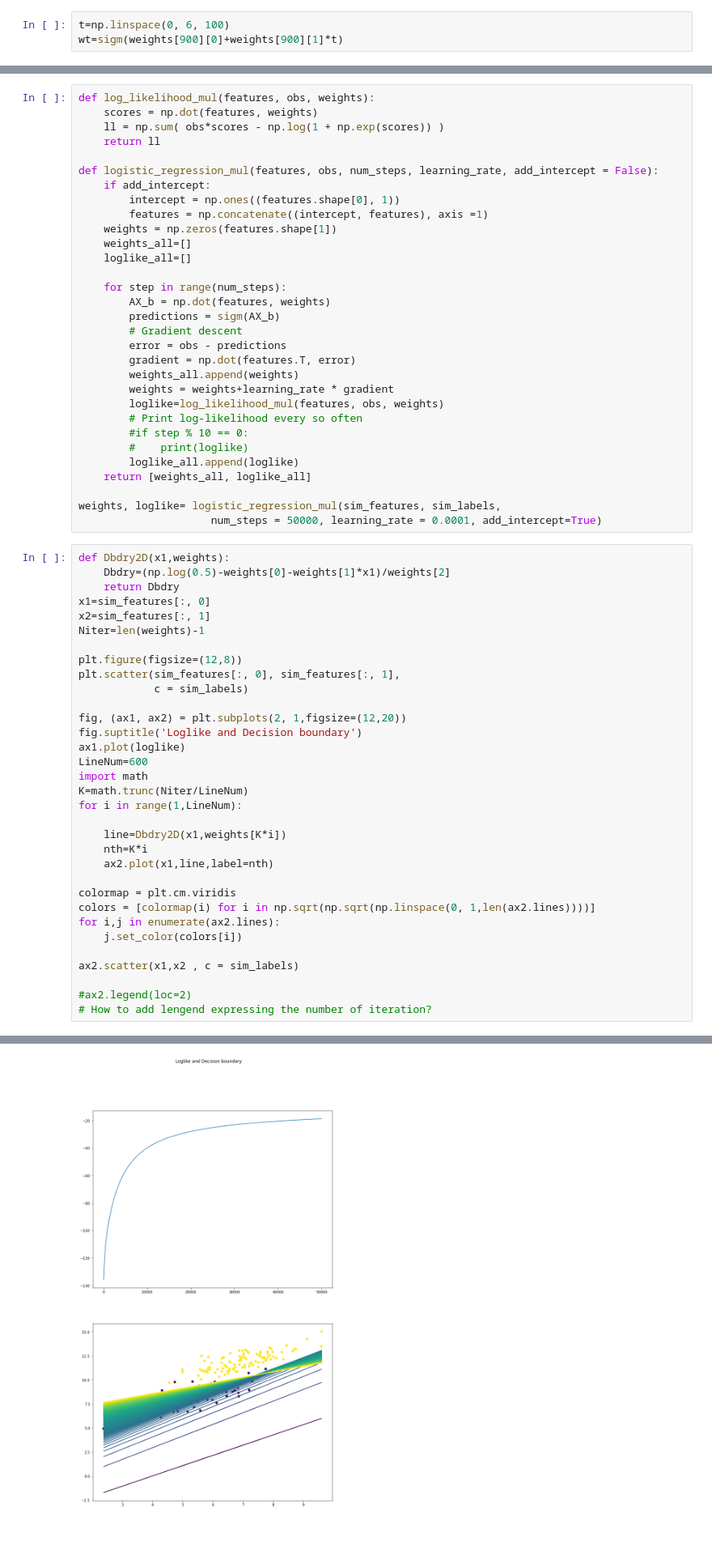
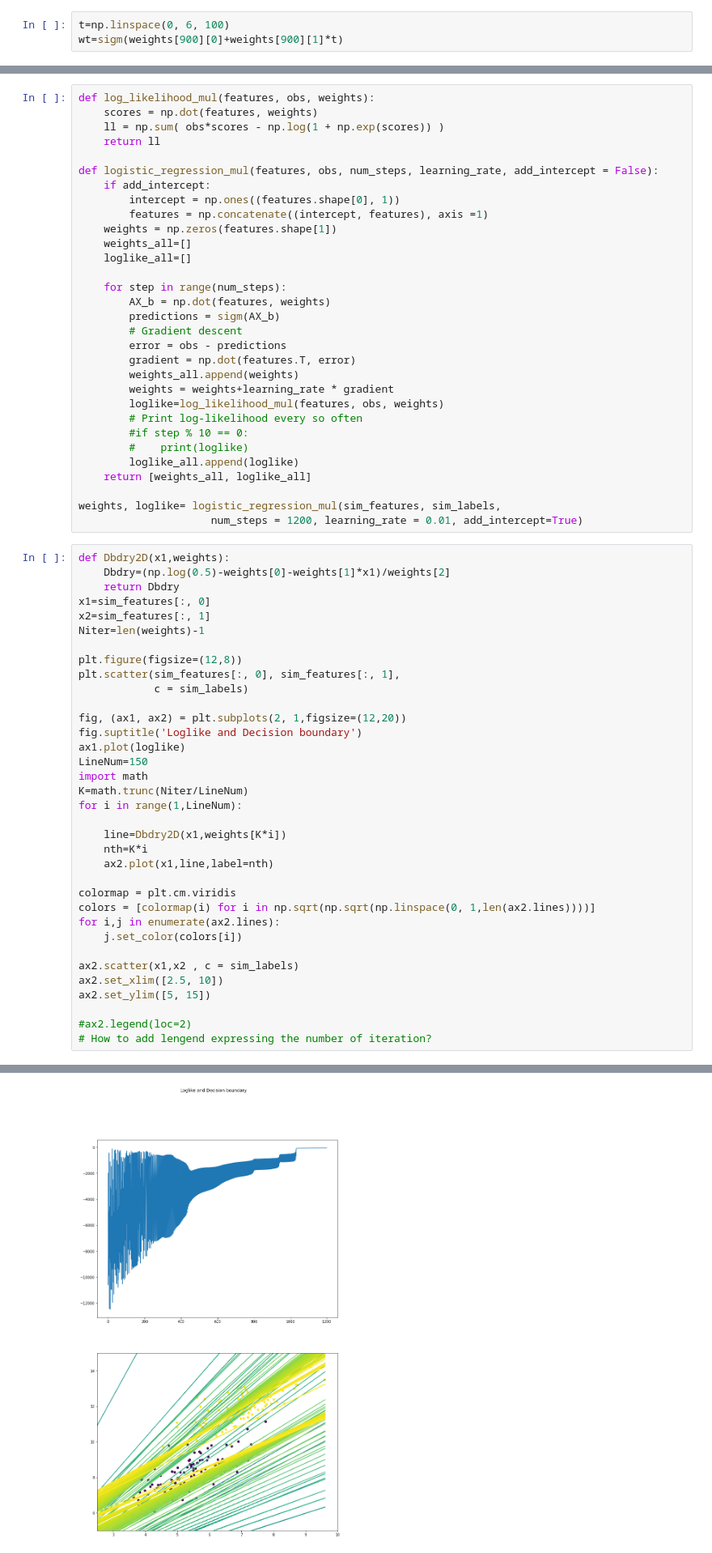
Before and after one commit to johnypark/Essential-Math-for-ML, a Jupyter notebook: Chap1-Linear-Regression/Logistic regression.ipynb, the cells around one changed output, grey strips where cells are left out. Shown: that part at 81% size. Saved outputs shown, nothing was run; the diff lists cells and outputs as text; blank space fills up the shorter version.

```diff
--- a/Chap1-Linear-Regression/Logistic regression.ipynb
+++ b/Chap1-Linear-Regression/Logistic regression.ipynb
@@ -155,7 +155,7 @@ def logistic_regression_mul(features, obs, num_steps, learning_rate, add_interce
     return [weights_all, loglike_all]
 
 weights, loglike= logistic_regression_mul(sim_features, sim_labels,
-                     num_steps = 50000, learning_rate = 0.0001, add_intercept=True)
+                     num_steps = 1200, learning_rate = 0.01, add_intercept=True)
 # %%
 def Dbdry2D(x1,weights):
     Dbdry=(np.log(0.5)-weights[0]-weights[1]*x1)/weights[2]
@@ -171,7 +171,7 @@ plt.scatter(sim_features[:, 0], sim_features[:, 1],
 fig, (ax1, ax2) = plt.subplots(2, 1,figsize=(12,20))
 fig.suptitle('Loglike and Decision boundary')
 ax1.plot(loglike)
-LineNum=600
+LineNum=150
 import math
 K=math.trunc(Niter/LineNum)
 for i in range(1,LineNum):
@@ -186,6 +186,8 @@ for i,j in enumerate(ax2.lines):
     j.set_color(colors[i])
 
 ax2.scatter(x1,x2 , c = sim_labels)
+ax2.set_xlim([2.5, 10])
+ax2.set_ylim([5, 15])
 
 #ax2.legend(loc=2)
 # How to add lengend expressing the number of iteration?
@@ -194,5 +196,5 @@ ax2.scatter(x1,x2 , c = sim_labels)
 [figure]
-[figure, old version]
+[figure, new version]
 # %% [markdown]
 #### Questions and follow ups.
 
```
Also changed, not shown: parts of 9 cells of this notebook.
